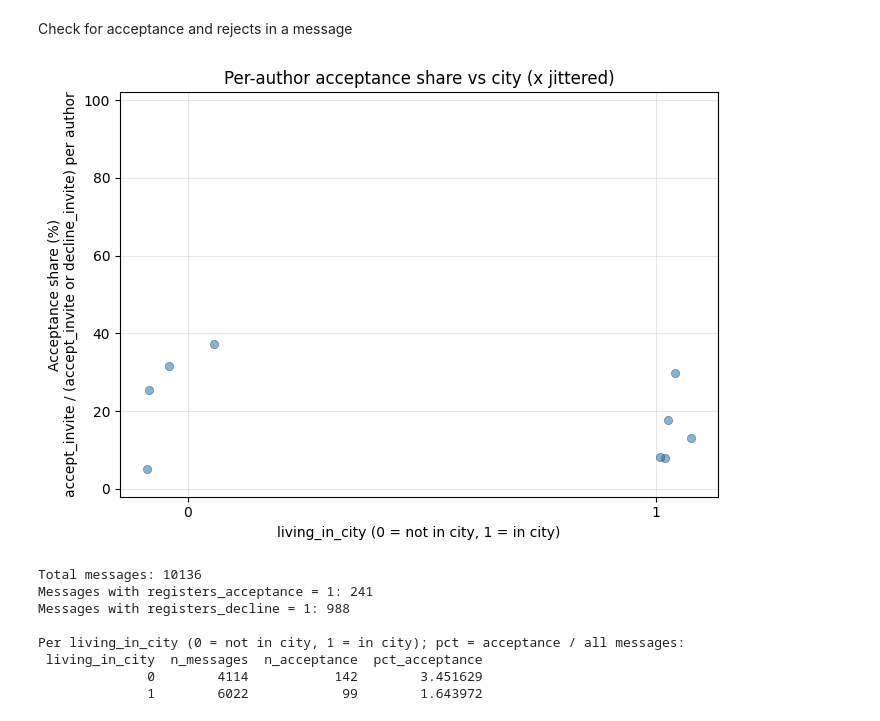
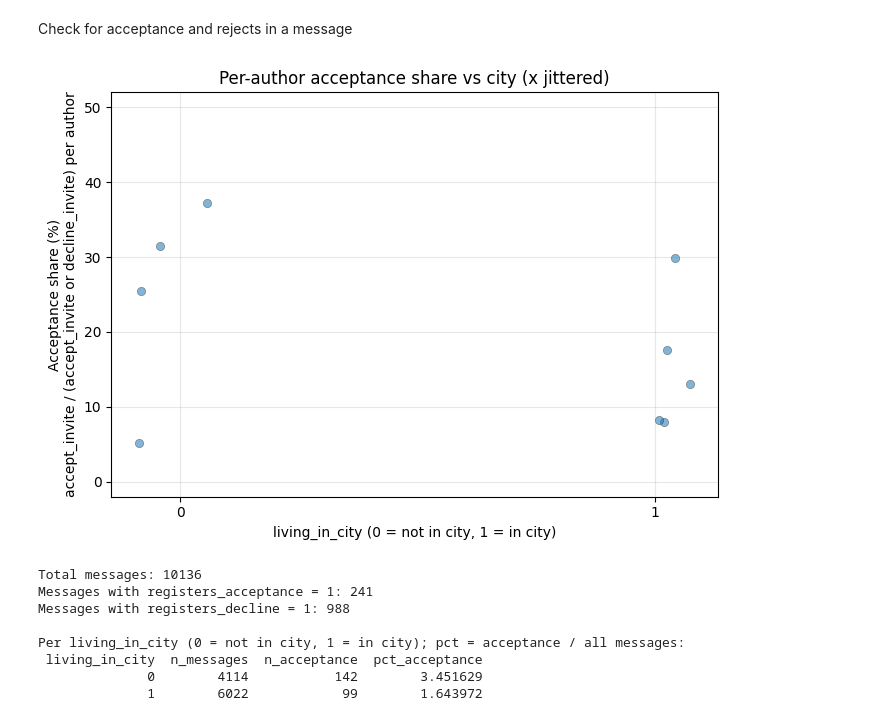
Before and after one commit to bashoogeventerink-max/DAV, a Jupyter notebook: notebooks/04-correlation-test.ipynb, the cells around one changed output. Saved outputs shown, nothing was run; the diff lists cells and outputs as text; code cells hidden in the pictures.

Commit message:
update relation graph

```diff
--- a/notebooks/04-correlation-test.ipynb
+++ b/notebooks/04-correlation-test.ipynb
@@ -1065,35 +1065,35 @@ plot_df["pct_acceptance"] = (
     / plot_df["n_msgs_accept_or_decline_invite_1"]
 )
 
 rng = np.random.default_rng(0)
 jitter = 0.09
 x_jittered = plot_df["living_in_city"].astype(float).to_numpy() + rng.uniform(
     -jitter, jitter, size=len(plot_df)
 )
 
 fig, ax = plt.subplots(figsize=(7, 5))
 ax.scatter(
     x_jittered,
     plot_df["pct_acceptance"],
     s=36,
     alpha=0.55,
     edgecolors="black",
     linewidths=0.35,
     zorder=3,
 )
 ax.set_xticks([0, 1])
 ax.set_xlabel("living_in_city (0 = not in city, 1 = in city)")
 ax.set_ylabel(
     "Acceptance share (%)\n"
     "accept_invite / (accept_invite or decline_invite) per author"
 )
 ax.set_title("Per-author acceptance share vs city (x jittered)")
-ax.set_ylim(-2, 102)
+ax.set_ylim(-2, 52)
 ax.grid(True, alpha=0.3)
 plt.tight_layout()
 plt.show()
 # %% [output]
-[figure, old version]
+[figure, new version]
 # %%
 import matplotlib.pyplot as plt
 import numpy as np
```
